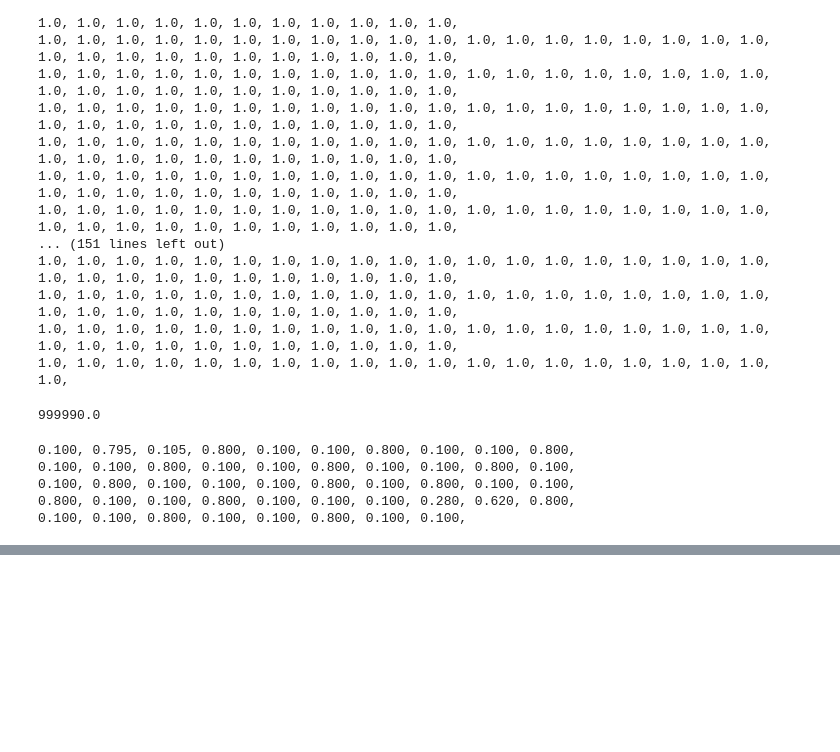
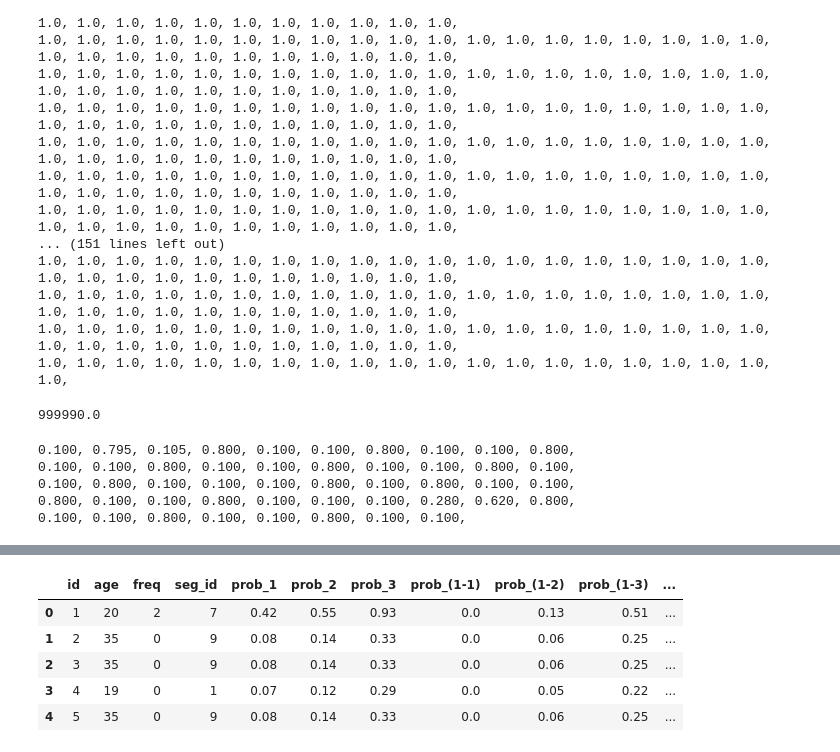
Before and after one commit to akmiccom/python_optimize, a Jupyter notebook: notebooks/chapter_04_pandas_ver_01.ipynb, the cells around one changed output, grey strips where cells are left out. Cells and saved outputs as stored; diff of their text form; code cells hidden in the pictures; blank space fills up the shorter version.

```diff
--- a/notebooks/chapter_04_pandas_ver_01.ipynb
+++ b/notebooks/chapter_04_pandas_ver_01.ipynb
@@ -220,0 +221,13 @@ result_df
+# %%
+# 結果
+result_df = cust_prob_df.copy()
+for i in range(p_df['dm'].nunique()):
+    result_df[f'send_dm{i+1}'] = p_df[(p_df['dm'] == i+1)]['result']
+result_df.head()
+# %% [output]
+|  | id | age | freq | seg_id | prob_1 | prob_2 | prob_3 | prob_(1-1) | prob_(1-2) | prob_(1-3) | ... |
+| 0 | 1 | 20 | 2 | 7 | 0.42 | 0.55 | 0.93 | 0.0 | 0.13 | 0.51 | ... |
+| 1 | 2 | 35 | 0 | 9 | 0.08 | 0.14 | 0.33 | 0.0 | 0.06 | 0.25 | ... |
+| 2 | 3 | 35 | 0 | 9 | 0.08 | 0.14 | 0.33 | 0.0 | 0.06 | 0.25 | ... |
+| 3 | 4 | 19 | 0 | 1 | 0.07 | 0.12 | 0.29 | 0.0 | 0.05 | 0.22 | ... |
+| 4 | 5 | 35 | 0 | 9 | 0.08 | 0.14 | 0.33 | 0.0 | 0.06 | 0.25 | ... |
```
Also changed, not shown: parts of 8 cells of this notebook, 3 other files.
